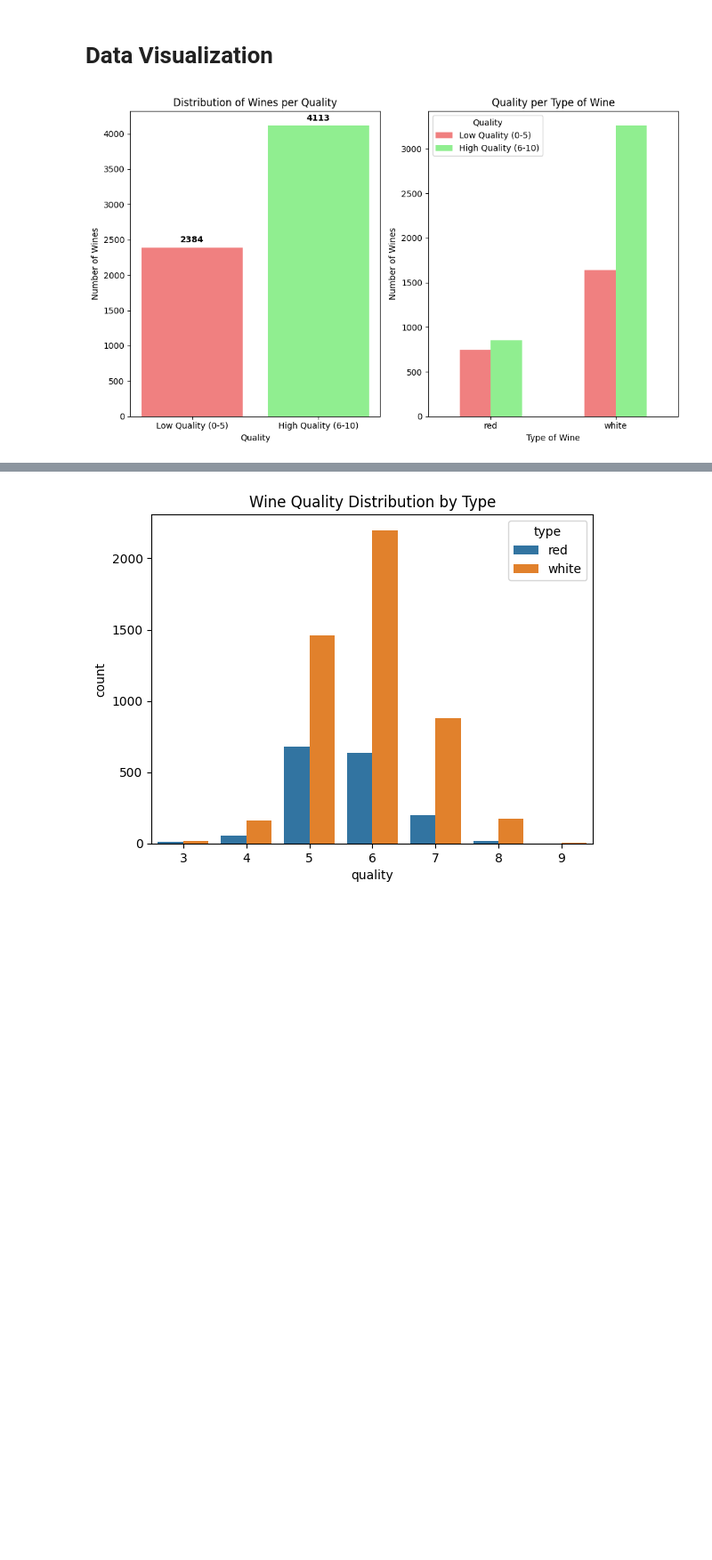
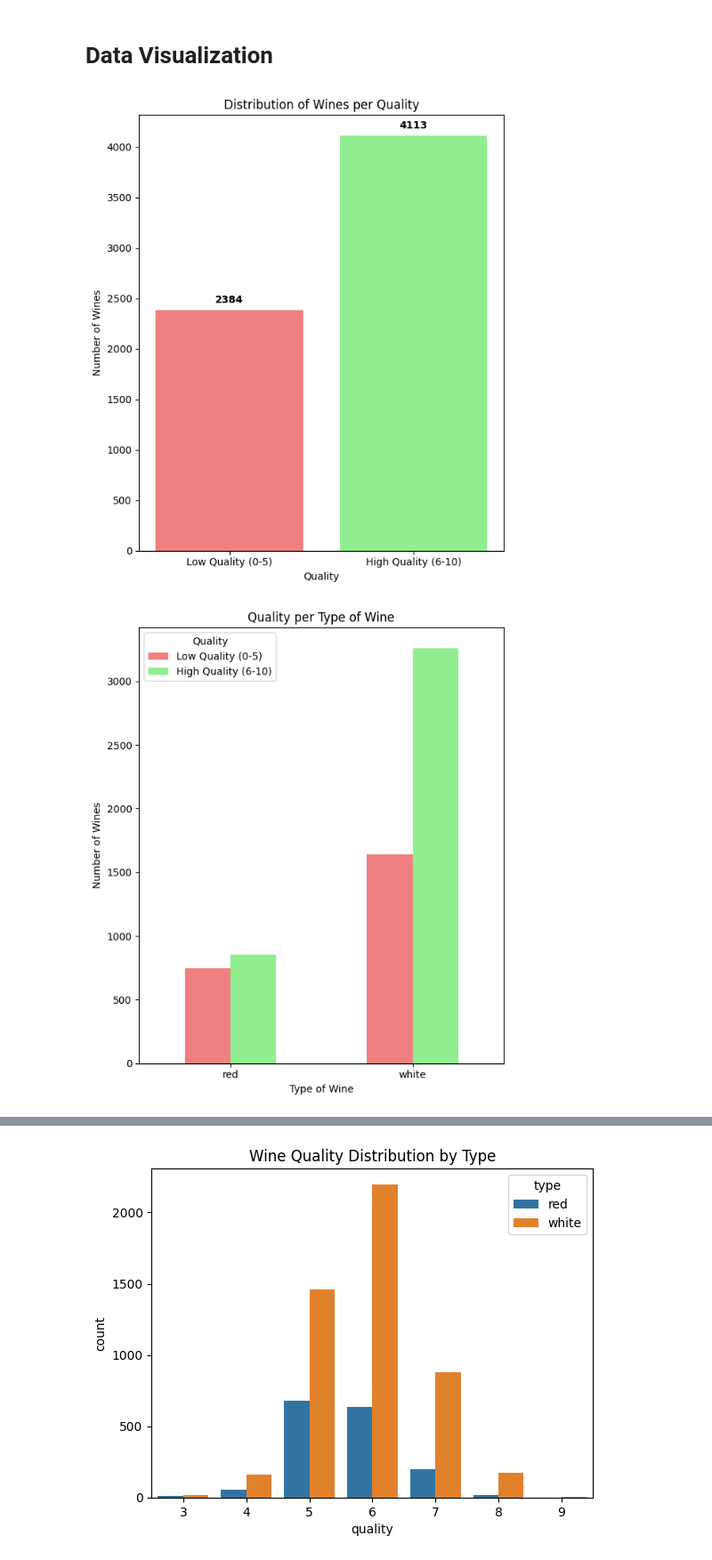
Before and after one commit to alessandro-macchi/ml_project, a Jupyter notebook: notebooks/eda.ipynb, the cells around one changed output, grey strips where cells are left out. Shown at 89% size. Cells and saved outputs as stored; diff of their text form; code cells hidden in the pictures; blank space fills up the shorter version.

```diff
--- a/notebooks/eda.ipynb
+++ b/notebooks/eda.ipynb
@@ -56,9 +56,8 @@ max       4.010000     2.000000    14.900000     9.000000        1.000000
 # Data Visualization
 # %%
 # Quality distribution
-plt.figure(figsize=(10, 6))
+plt.figure(figsize=(6, 7))
 
-plt.subplot(1, 2, 1)
 quality_counts = data["quality_binary"].value_counts().reindex([0, 1])
 labels = ["Low Quality (0-5)", "High Quality (6-10)"]
 colors = ['lightcoral', 'lightgreen']
@@ -69,37 +68,42 @@ plt.ylabel("Number of Wines")
 plt.title("Distribution of Wines per Quality")
 plt.xticks(range(len(quality_counts)), labels)
 
 for i, v in enumerate(quality_counts.values):
     plt.text(i, v + 50, str(v), ha='center', va='bottom', fontweight='bold')
 
-plt.subplot(1, 2, 2)
+plt.tight_layout()
+plt.savefig("eda_plots/quality_distribution_histogram.png")
+plt.show()
+
+plt.figure(figsize=(6, 7))
 quality_by_type = data.groupby(['type', 'quality_binary']).size().unstack()
 
 quality_by_type.plot(kind='bar', color=colors, ax=plt.gca())
 plt.xlabel("Type of Wine")
 plt.ylabel("Number of Wines")
 plt.title("Quality per Type of Wine")
 plt.legend(labels, title="Quality")
 plt.xticks(rotation=0)
 
 plt.tight_layout()
-plt.savefig("eda_plots/quality_distribution_histogram.png")
+plt.savefig("eda_plots/quality_distribution_histogram2.png")
 plt.show()
 
-
+# Stampa statistiche dettagliate
 print("📊 Distribution of Quality:")
 print(f"Low Quality Wines (0-5): {quality_counts[0]} ({quality_counts[0]/len(data)*100:.1f}%)")
 print(f"High Quality Wines (6-10): {quality_counts[1]} ({quality_counts[1]/len(data)*100:.1f}%)")
 
 print("\n📊 Distribution per Type of Wines:")
 for wine_type in ['red', 'white']:
     type_data = data[data['type'] == wine_type]
     type_counts = type_data['quality_binary'].value_counts()
     print(f"\n{wine_type.capitalize()} wines:")
     print(f" Low Quality: {type_counts[0]} ({type_counts[0]/len(type_data)*100:.1f}%)")
     print(f" High Quality : {type_counts[1]} ({type_counts[1]/len(type_data)*100:.1f}%)")
 # %% [output]
-[figure, old version]
+[figure, new version]
+[figure, added]
 📊 Distribution of Quality:
 Low Quality Wines (0-5): 2384 (36.7%)
 High Quality Wines (6-10): 4113 (63.3%)
```
Also changed, not shown: 2 other files.
